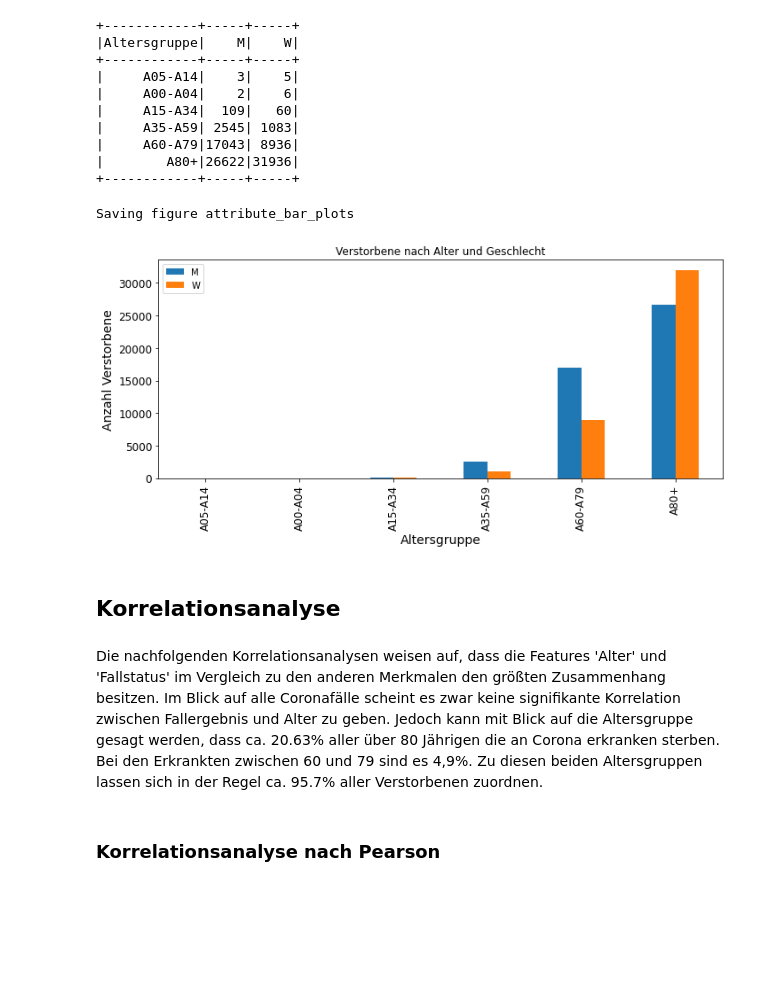
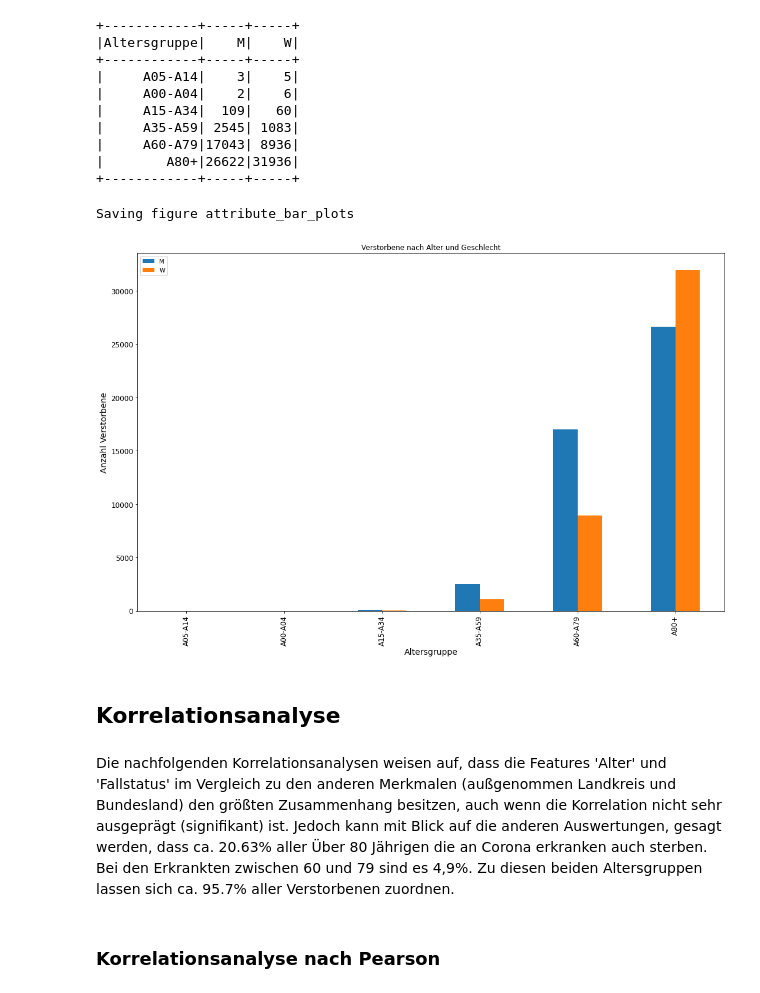
Before and after one commit to hschaeufler/DataScienceApplication, a Jupyter notebook: 03_Data_Understanding_B.ipynb, the cells around one changed output. Drawn from its saved outputs; the diff is of its cells as text; code cells hidden in the pictures; blank space fills up the shorter version.

```diff
--- a/03_Data_Understanding_B.ipynb
+++ b/03_Data_Understanding_B.ipynb
@@ -239,14 +240,14 @@ dfVerstorbenGrouped.show()
 +------------+-----+-----+
 # %%
 # Erstellen des Balkendiagramms
-ax = dfVerstorbenPandas.plot.bar(x='Altersgruppe', ylabel="Anzahl Verstorbene",width=0.5, title="Verstorbene nach Alter und Geschlecht", figsize=(10,5), rot=90)
+ax = dfVerstorbenPandas.plot.bar(x='Altersgruppe', ylabel="Anzahl Verstorbene",width=0.5, title="Verstorbene nach Alter und Geschlecht", figsize=(15,10), rot=90)
 # Don't want scaled Axis. Have look at https://stackoverflow.com/questions/14711655/how-to-prevent-numbers-being-changed-to-exponential-form-in-python-matplotlib-fi
 ax.get_yaxis().get_major_formatter().set_scientific(False)
 save_fig("attribute_bar_plots")
 plt.show()
 # %% [output]
 Saving figure attribute_bar_plots
-[figure, old version]
+[figure, new version]
 # %% [markdown]
 ## Korrelationsanalyse
 # %%
@@ -261,7 +262,7 @@ def prettyPrintDenseMatrix(dm, collArray) :
     from IPython.display import display, HTML
     return HTML(newDf.to_html())
 # %% [markdown]
-Die nachfolgenden Korrelationsanalysen weisen auf, dass die Features 'Alter' und 'Fallstatus' im Vergleich zu den anderen Merkmalen den größten Zusammenhang besitzen. Im Blick auf alle Coronafälle scheint es zwar keine signifikante Korrelation zwischen Fallergebnis und Alter zu geben. Jedoch kann mit Blick auf die Altersgruppe gesagt werden, dass ca. 20.63% aller über 80 Jährigen die an Corona erkranken sterben. Bei den Erkrankten zwischen 60 und 79 sind es 4,9%. Zu diesen beiden Altersgruppen lassen sich in der Regel ca. 95.7% aller Verstorbenen zuordnen.
+Die nachfolgenden Korrelationsanalysen weisen auf, dass die Features 'Alter' und 'Fallstatus' im Vergleich zu den anderen Merkmalen (außgenommen Landkreis und Bundesland) den größten Zusammenhang besitzen, auch wenn die Korrelation nicht sehr ausgeprägt (signifikant) ist. Jedoch kann mit Blick auf die anderen Auswertungen, gesagt werden, dass ca. 20.63% aller Über 80 Jährigen die an Corona erkranken auch sterben. Bei den Erkrankten zwischen 60 und 79 sind es 4,9%. Zu diesen beiden Altersgruppen lassen sich ca. 95.7% aller Verstorbenen zuordnen.
 # %% [markdown]
 ### Korrelationsanalyse nach Pearson
 # %%
```
Also changed, not shown: parts of 10 cells of this notebook, 1 other file.
